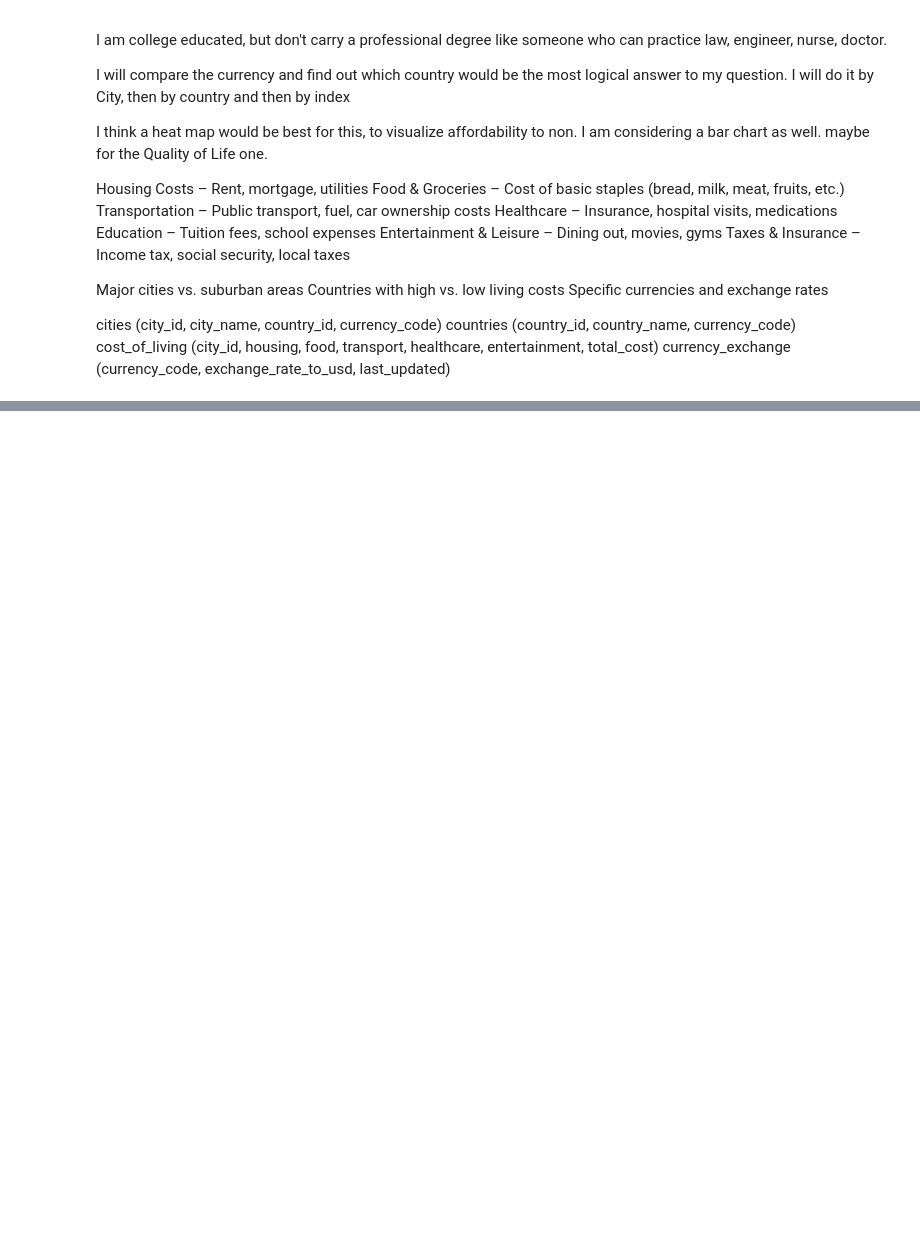
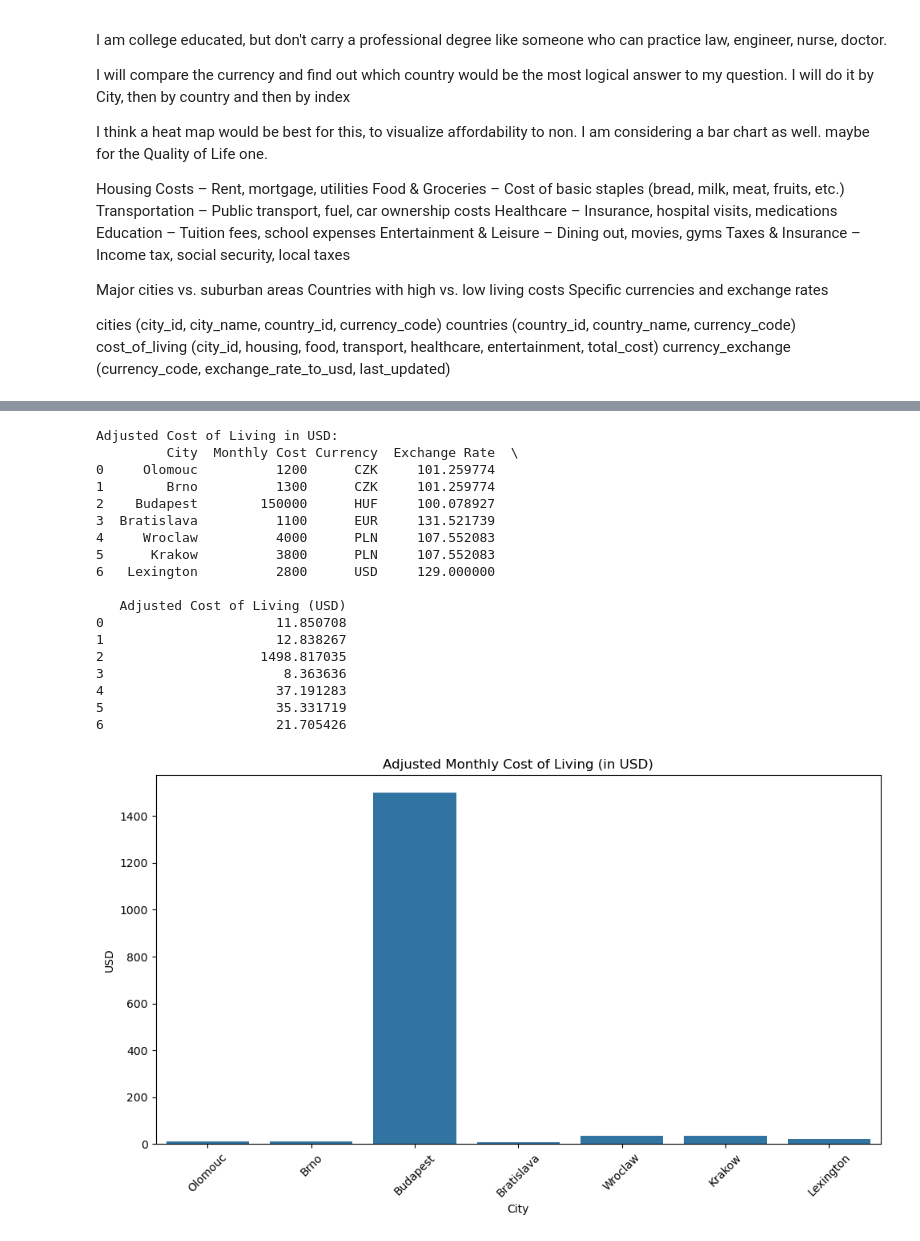
Before and after one commit to glizzybeans/Moving-Abroad, a Jupyter notebook: Moving Abroad.ipynb, the cells around one changed output, grey strips where cells are left out. Cells and saved outputs as stored; diff of their text form; code cells hidden in the pictures; blank space fills up the shorter version.

```diff
--- a/Moving Abroad.ipynb
+++ b/Moving Abroad.ipynb
@@ -65,0 +82,74 @@ print(merged_df.head())
+# %%
+import pandas as pd
+import matplotlib.pyplot as plt
+import seaborn as sns
+
+# Step 1: Load the exchange rates CSV
+file_path = 'currency_exchange_rates.csv'  # Make sure this is in the same folder
+exchange_rates_df = pd.read_csv(file_path)
+
+# Step 2: Get the most recent (latest) row of exchange rates
+latest_rates = exchange_rates_df.iloc[-1]  # Last row in the DataFrame
+
+# Step 3: Map each city to the currency used
+city_currency = {
+    'Olomouc': 'CZK',
+    'Brno': 'CZK',
+    'Budapest': 'HUF',
+    'Bratislava': 'EUR',
+    'Wroclaw': 'PLN',
+    'Krakow': 'PLN',
+    'Lexington': 'USD'
+}
+
+# Step 4: Create a sample monthly cost of living in local currencies
+monthly_cost_data = {
+    'City': ['Olomouc', 'Brno', 'Budapest', 'Bratislava', 'Wroclaw', 'Krakow', 'Lexington'],
+    'Monthly Cost': [1200, 1300, 150000, 1100, 4000, 3800, 2800],  # Example values
+    'Currency': [city_currency[city] for city in city_currency]
+}
+df_monthly_cost = pd.DataFrame(monthly_cost_data)
+
+# Step 5: Get exchange rates from the latest row (skip the 'date' column)
+exchange_rate_dict = latest_rates[1:].to_dict()  # Remove the 'date'
+exchange_rate_df = pd.DataFrame(list(exchange_rate_dict.items()), columns=['Currency', 'Exchange Rate'])
+
+# Step 6: Merge exchange rates into the monthly cost table
+merged_df = pd.merge(df_monthly_cost, exchange_rate_df, on='Currency', how='left')
+
+# Step 7: Calculate adjusted cost in USD
+merged_df['Adjusted Cost of Living (USD)'] = merged_df['Monthly Cost'] / merged_df['Exchange Rate']
+
+# Step 8: Print the result
+print("\nAdjusted Cost of Living in USD:")
+print(merged_df[['City', 'Monthly Cost', 'Currency', 'Exchange Rate', 'Adjusted Cost of Living (USD)']])
+
+# Step 9: Optional - Plot the results
+plt.figure(figsize=(10, 6))
+sns.barplot(data=merged_df, x='City', y='Adjusted Cost of Living (USD)')
+plt.title('Adjusted Monthly Cost of Living (in USD)')
+plt.xlabel('City')
+plt.ylabel('USD')
+plt.xticks(rotation=45)
+plt.tight_layout()
+plt.show()
+# %% [output]
+Adjusted Cost of Living in USD:
+         City  Monthly Cost Currency  Exchange Rate  \
+0     Olomouc          1200      CZK     101.259774
+1        Brno          1300      CZK     101.259774
+2    Budapest        150000      HUF     100.078927
+3  Bratislava          1100      EUR     131.521739
+4     Wroclaw          4000      PLN     107.552083
+5      Krakow          3800      PLN     107.552083
+6   Lexington          2800      USD     129.000000
+
+   Adjusted Cost of Living (USD)
+0                      11.850708
+1                      12.838267
+2                    1498.817035
+3                       8.363636
+4                      37.191283
+5                      35.331719
+6                      21.705426
+[figure, added]
```
Also changed, not shown: parts of 4 cells of this notebook.
